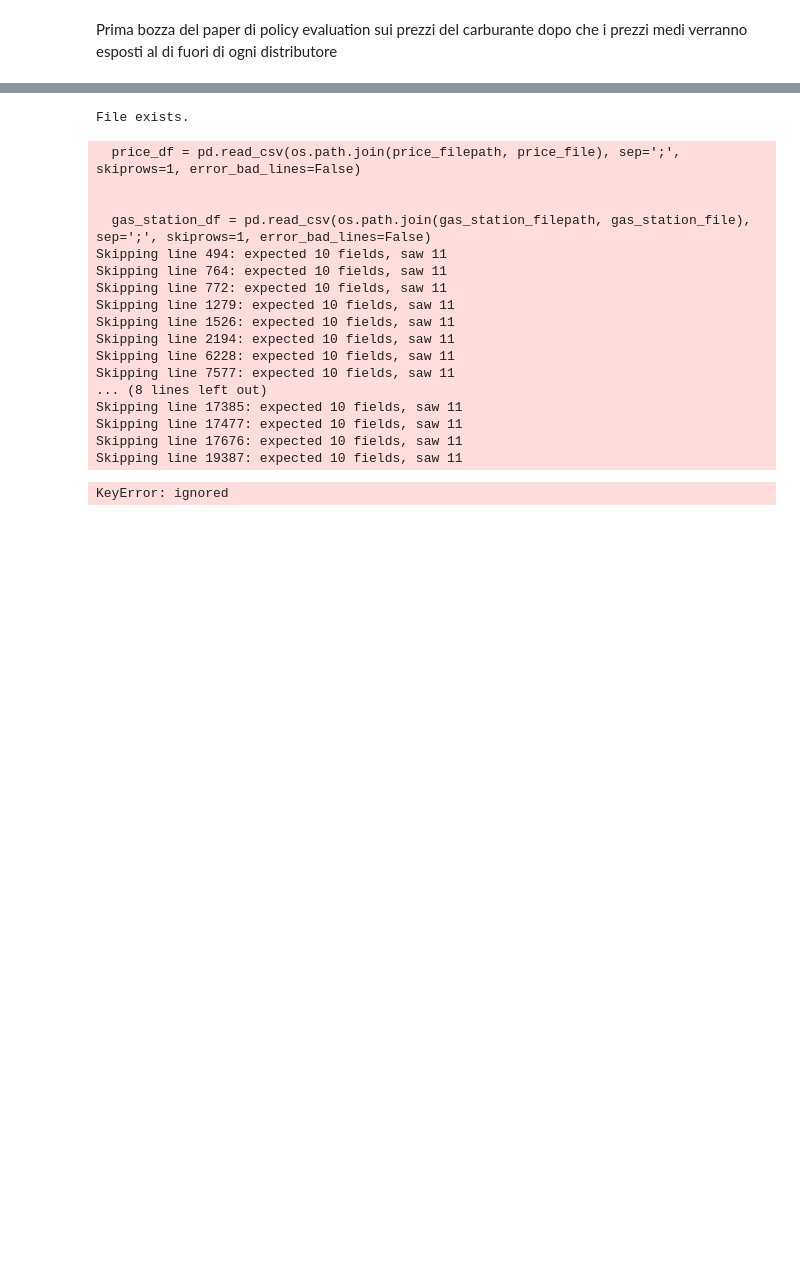
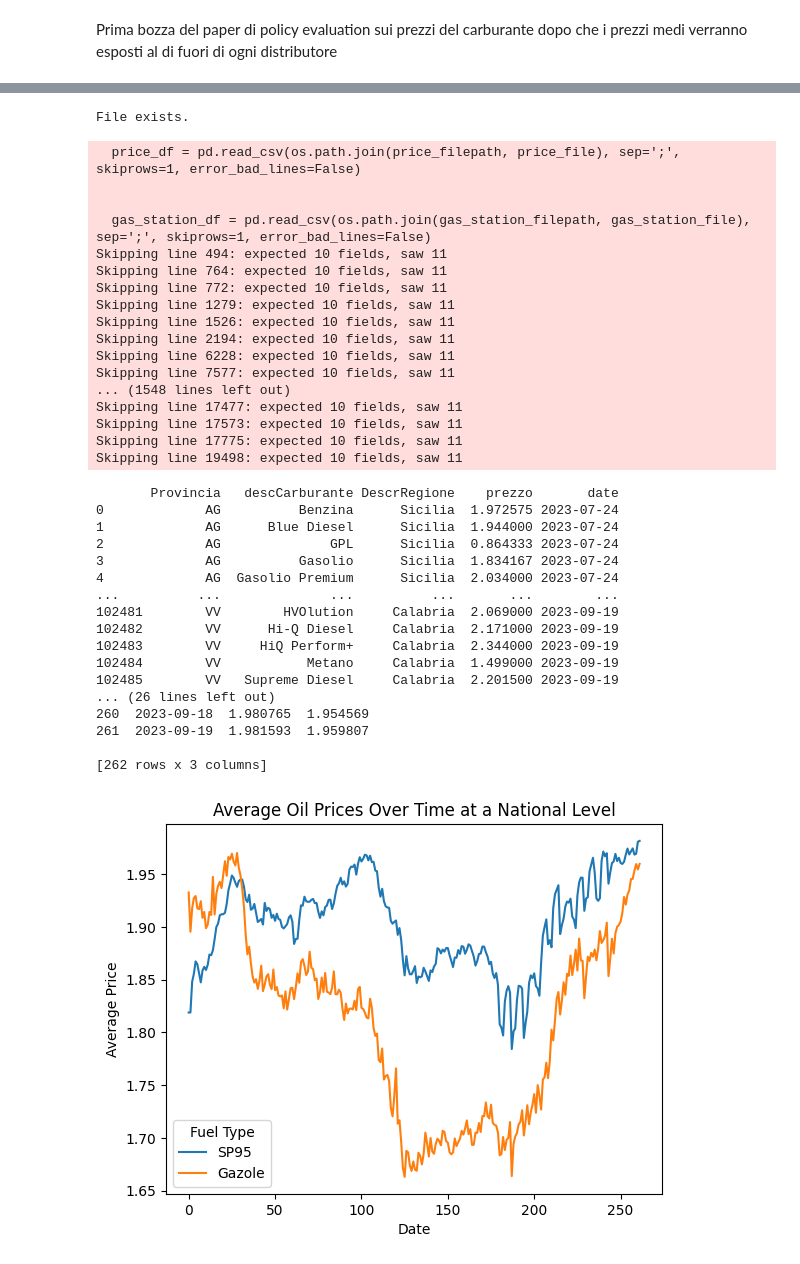
Before and after one commit to nbadino/ItaOil, a Jupyter notebook: oil.ipynb, the cells around one changed output, grey strips where cells are left out. Cells and saved outputs as stored; diff of their text form; code cells hidden in the pictures; blank space fills up the shorter version.

```diff
--- a/oil.ipynb
+++ b/oil.ipynb
@@ -291,37 +262,94 @@ URLError: ignored
 # %%
-if __name__ == "__main__":
+"""if __name__ == "__main__":
     download_and_extract_data()
     os.chdir("/content/ItaOil-main")
+    province_region_mapping = load_province_region_mapping("/content/ItaOil-main/data/Provincia.csv")
     price_filepath = '/content/ItaOil-main/data/nuovi/prices'
     gas_station_filepath = '/content/ItaOil-main/data/nuovi/gas_station_info'
     merged_data = load_data_from_dir(price_filepath, gas_station_filepath)
     #plot_italian_data(merged_data)
     merged_data = clean_coordinates(merged_data)
     merged_data = add_region_info(merged_data)
     fuel_types = ['Gazole', 'SP95']
     french_data = fetch_french_data(fuel_types)
     #plot_french_data(french_data)
     italian_fuel_types = ['Benzina', 'Gasolio']
     #plot_comparison(merged_data, french_data)
     generate_combined_dataset(merged_data, french_data, 'combined_data.csv')
     generate_combined_dataset_by_region(merged_data, french_data, 'combined_data_by_region')
+"""
+"""if __name__ == "__main__":
+    download_and_extract_data()
+    province_region_mapping = load_province_region_mapping("data/Provincia.csv")
+
+    price_filepath = 'data/nuovi/prices'
+    gas_station_filepath = 'data/nuovi/gas_station_info'
+
+    # Use load_and_process_data instead of load_data_from_dir
+    merged_data = load_and_process_data(price_filepath, gas_station_filepath, province_region_mapping)
+
+    merged_data = clean_coordinates(merged_data)
+    print(merged_data)
+    merged_data = add_region_info(merged_data)
+
+    fuel_types = ['Gazole', 'SP95']
+    french_data = fetch_french_data(fuel_types)
+
+    italian_fuel_types = ['Benzina', 'Gasolio']
+
+    generate_combined_dataset(merged_data, french_data, 'combined_data.csv')
+    generate_combined_dataset_by_region(merged_data, french_data, 'combined_data_by_region')"""
+
+if __name__ == "__main__":
+    download_and_extract_data()
+    province_region_mapping = load_province_region_mapping("data/Provincia.csv")
+
+    price_filepath = 'data/nuovi/prices'
+    gas_station_filepath = 'data/nuovi/gas_station_info'
+
+    merged_data = load_and_process_data(price_filepath, gas_station_filepath, province_region_mapping)
+    print(merged_data)
+    french_data = fetch_french_data()
+    print(french_data)
+    italian_fuel_types = ['Benzina', 'Gasolio']
+    plot_french_data(french_data)
+    plot_comparison(merged_data, french_data)
+    #generate_combined_dataset(merged_data, french_data, 'combined_data.csv')
+    #generate_combined_dataset_by_region(merged_data, french_data, 'combined_data_by_region')
 # %% [output]
 File exists.
   price_df = pd.read_csv(os.path.join(price_filepath, price_file), sep=';', skiprows=1, error_bad_lines=False)
 
 
   gas_station_df = pd.read_csv(os.path.join(gas_station_filepath, gas_station_file), sep=';', skiprows=1, error_bad_lines=False)
 Skipping line 494: expected 10 fields, saw 11
 Skipping line 764: expected 10 fields, saw 11
 Skipping line 772: expected 10 fields, saw 11
 Skipping line 1279: expected 10 fields, saw 11
 Skipping line 1526: expected 10 fields, saw 11
 Skipping line 2194: expected 10 fields, saw 11
 Skipping line 6228: expected 10 fields, saw 11
 Skipping line 7577: expected 10 fields, saw 11
-... (8 lines left out)
-Skipping line 17385: expected 10 fields, saw 11
+... (1548 lines left out)
 Skipping line 17477: expected 10 fields, saw 11
-Skipping line 17676: expected 10 fields, saw 11
-Skipping line 19387: expected 10 fields, saw 11
+Skipping line 17573: expected 10 fields, saw 11
+Skipping line 17775: expected 10 fields, saw 11
+Skipping line 19498: expected 10 fields, saw 11
-KeyError: ignored
+       Provincia   descCarburante DescrRegione    prezzo       date
+0             AG          Benzina      Sicilia  1.972575 2023-07-24
+1             AG      Blue Diesel      Sicilia  1.944000 2023-07-24
+2             AG              GPL      Sicilia  0.864333 2023-07-24
+3             AG          Gasolio      Sicilia  1.834167 2023-07-24
+4             AG  Gasolio Premium      Sicilia  2.034000 2023-07-24
+...          ...              ...          ...       ...        ...
+102481        VV        HVOlution     Calabria  2.069000 2023-09-19
+102482        VV      Hi-Q Diesel     Calabria  2.171000 2023-09-19
+102483        VV     HiQ Perform+     Calabria  2.344000 2023-09-19
+102484        VV           Metano     Calabria  1.499000 2023-09-19
+102485        VV   Supreme Diesel     Calabria  2.201500 2023-09-19
+... (26 lines left out)
+260  2023-09-18  1.980765  1.954569
+261  2023-09-19  1.981593  1.959807
+
+[262 rows x 3 columns]
+[figure, added]
```
Also changed, not shown: parts of 6 cells of this notebook.
